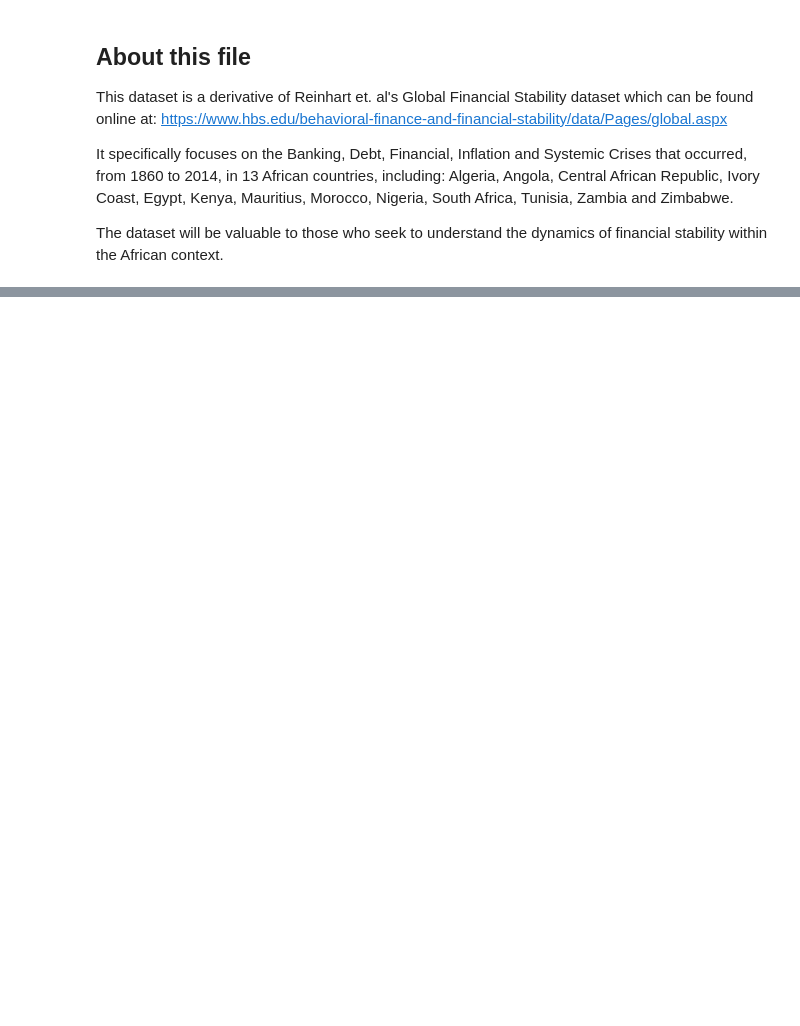
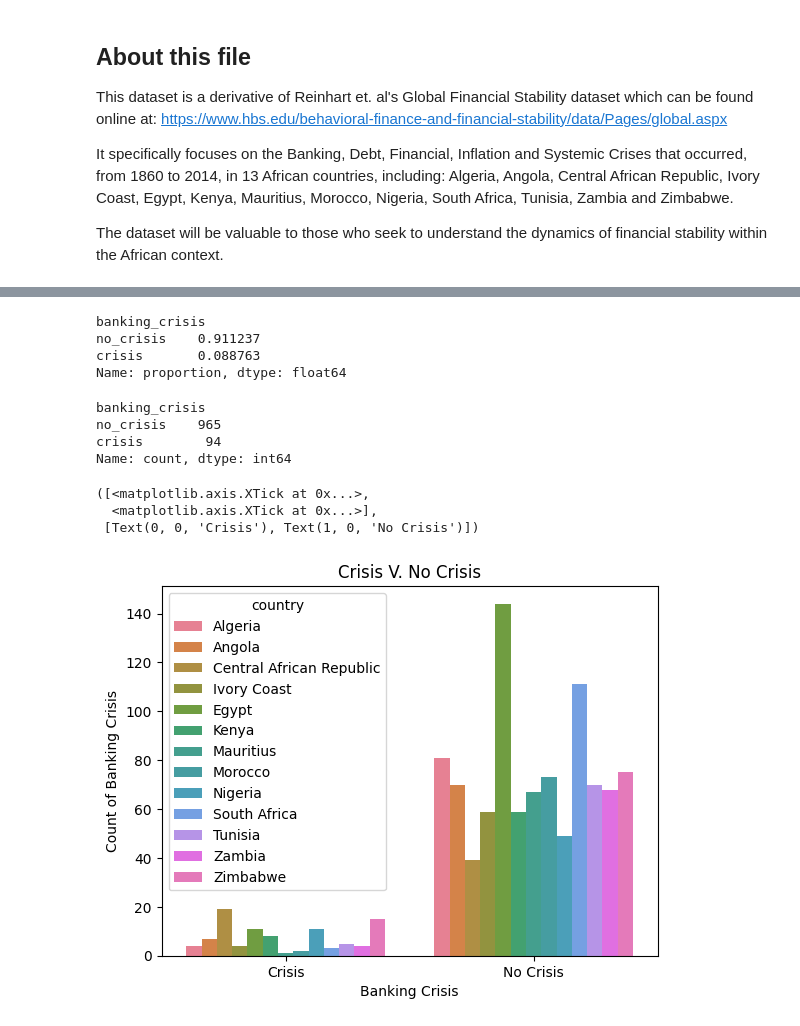
Before and after one commit to LeeBoy-Hmong/MachineLearning, a Jupyter notebook: FinancialCrisis/FinancialAfrica.ipynb, the cells around one changed output, grey strips where cells are left out. Cells and saved outputs as stored; diff of their text form; code cells hidden in the pictures; blank space fills up the shorter version.

Commit message:
Started Exploring Data - Frequency of crisis

```diff
--- a/FinancialCrisis/FinancialAfrica.ipynb
+++ b/FinancialCrisis/FinancialAfrica.ipynb
@@ -36,0 +39,4 @@ init_notebook_mode(connected=True)  # Set to true to load JS form Plotly's CDN -
+# %%
+# Pull the data using Pandas
+raw_df = pd.read_csv("african_crises.csv")
+raw_df.info()
@@ -36,0 +88,29 @@ init_notebook_mode(connected=True)  # Set to true to load JS form Plotly's CDN -
+# %%
+# Let's first check how frequent banking crisis are in these countries (in proportions).
+raw_df['banking_crisis'].value_counts(normalize=True)
+# %% [output]
+banking_crisis
+no_crisis    0.911237
+crisis       0.088763
+Name: proportion, dtype: float64
+# %%
+raw_df['banking_crisis'].value_counts(normalize=False)  # Raw count in frequency
+# %% [output]
+banking_crisis
+no_crisis    965
+crisis        94
+Name: count, dtype: int64
+# %%
+# Let's make a  figure to explore the number of crisis.
+sns.countplot(data=raw_df,
+            x='banking_crisis',
+            hue='country')
+plt.title('Crisis V. No Crisis')
+plt.xlabel('Banking Crisis')
+plt.ylabel('Count of Banking Crisis')
+plt.xticks([0,1],['Crisis', 'No Crisis'])
+# %% [output]
+([<matplotlib.axis.XTick at 0x...>,
+  <matplotlib.axis.XTick at 0x...>],
+ [Text(0, 0, 'Crisis'), Text(1, 0, 'No Crisis')])
+[figure, added]
```
Also changed, not shown: parts of 5 cells of this notebook.
